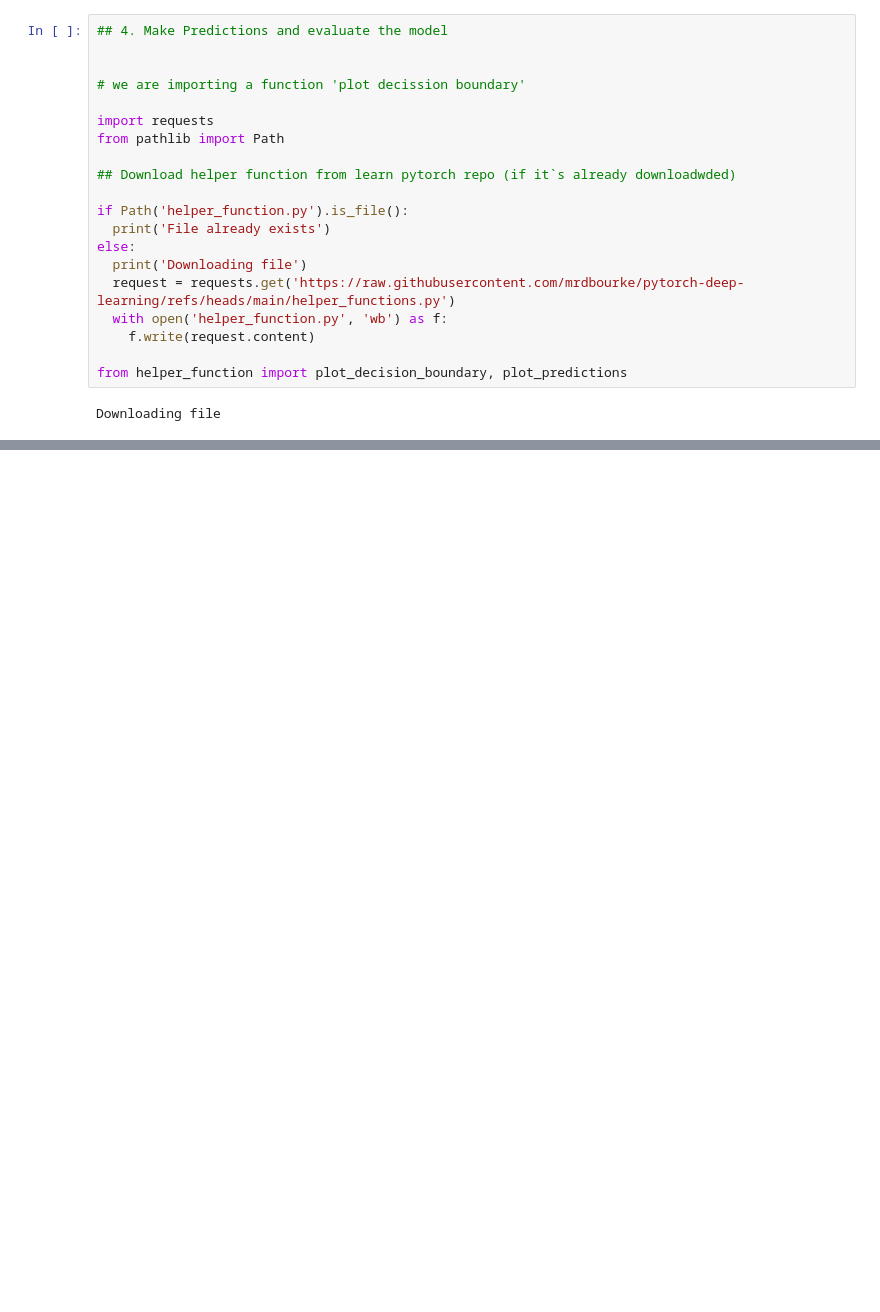
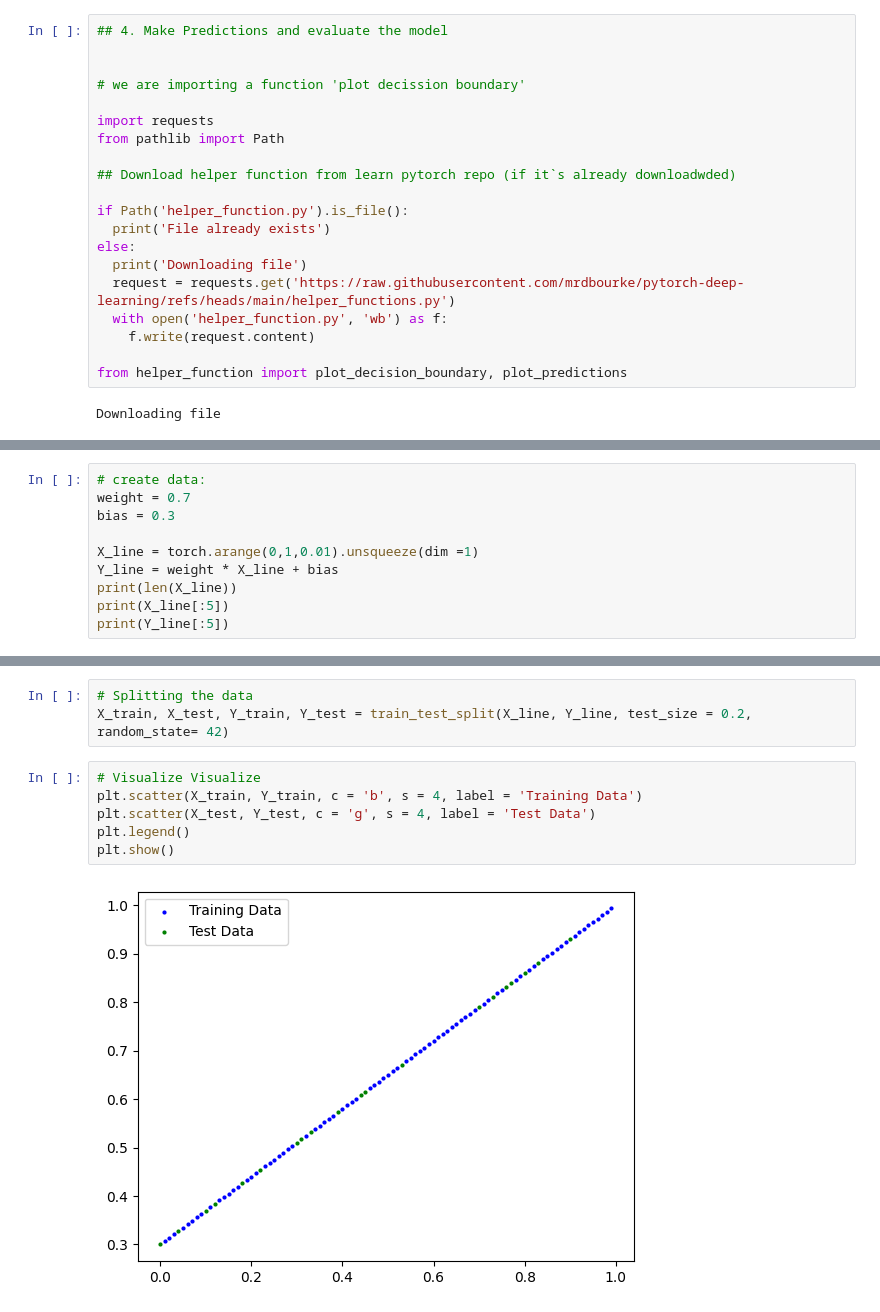
Before and after one commit to Alokiitdh/PyTorch, a Jupyter notebook: 02_PyTorch_NN_Classification.ipynb, the cells around one changed output, grey strips where cells are left out. Saved outputs shown, nothing was run; the diff lists cells and outputs as text; blank space fills up the shorter version.

```diff
--- a/02_PyTorch_NN_Classification.ipynb
+++ b/02_PyTorch_NN_Classification.ipynb
@@ -379,0 +512,10 @@ plot_decision_boundary(model = model,
+# %%
+# create data:
+weight = 0.7
+bias = 0.3
+
+X_line = torch.arange(0,1,0.01).unsqueeze(dim =1)
+Y_line = weight * X_line + bias
+print(len(X_line))
+print(X_line[:5])
+print(Y_line[:5])
@@ -379,0 +534,11 @@ plot_decision_boundary(model = model,
+# %%
+# Splitting the data
+X_train, X_test, Y_train, Y_test = train_test_split(X_line, Y_line, test_size = 0.2, random_state= 42)
+# %%
+# Visualize Visualize
+plt.scatter(X_train, Y_train, c = 'b', s = 4, label = 'Training Data')
+plt.scatter(X_test, Y_test, c = 'g', s = 4, label = 'Test Data')
+plt.legend()
+plt.show()
+# %% [output]
+[figure, added]
```
Also changed, not shown: parts of 56 cells of this notebook.
